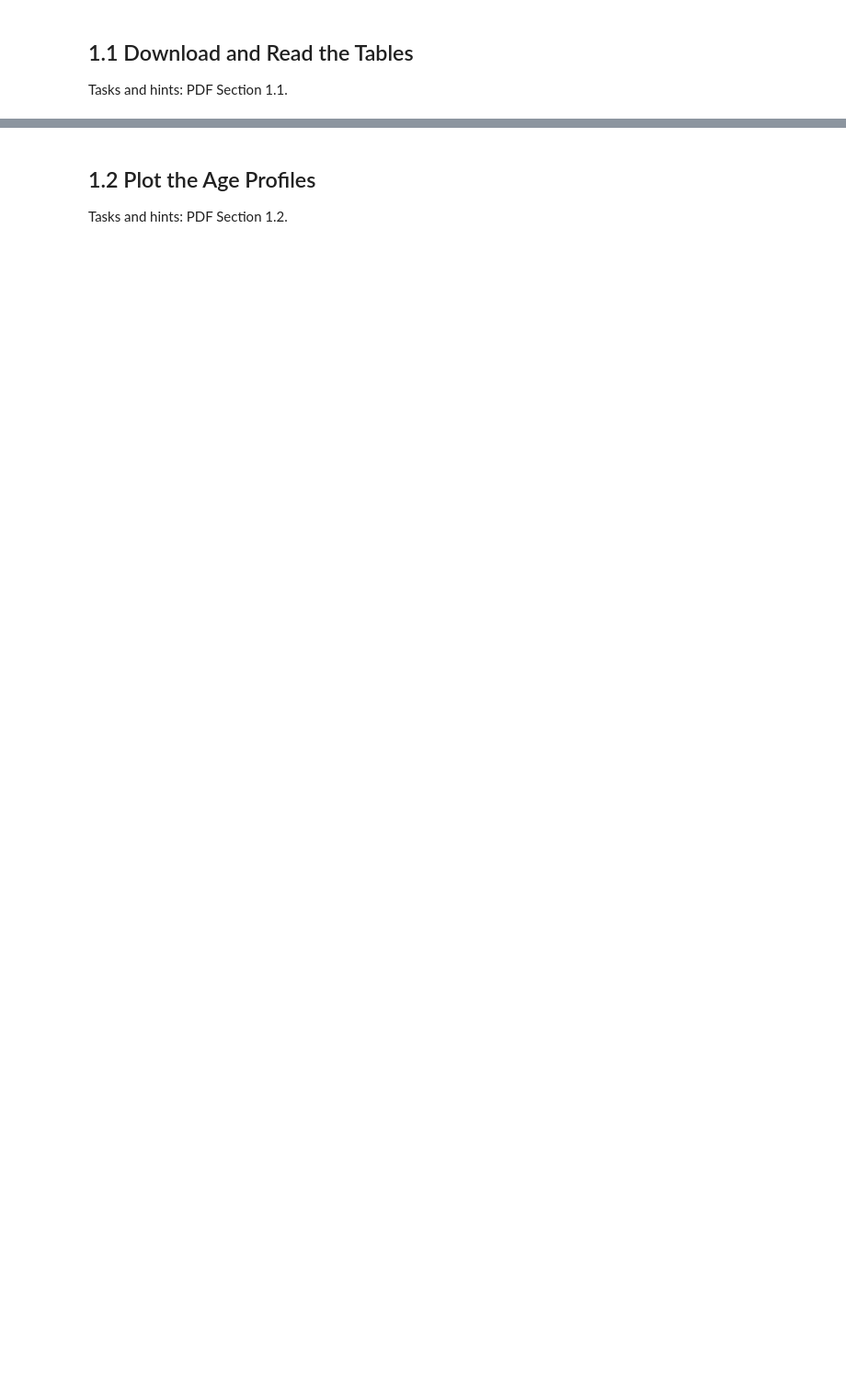
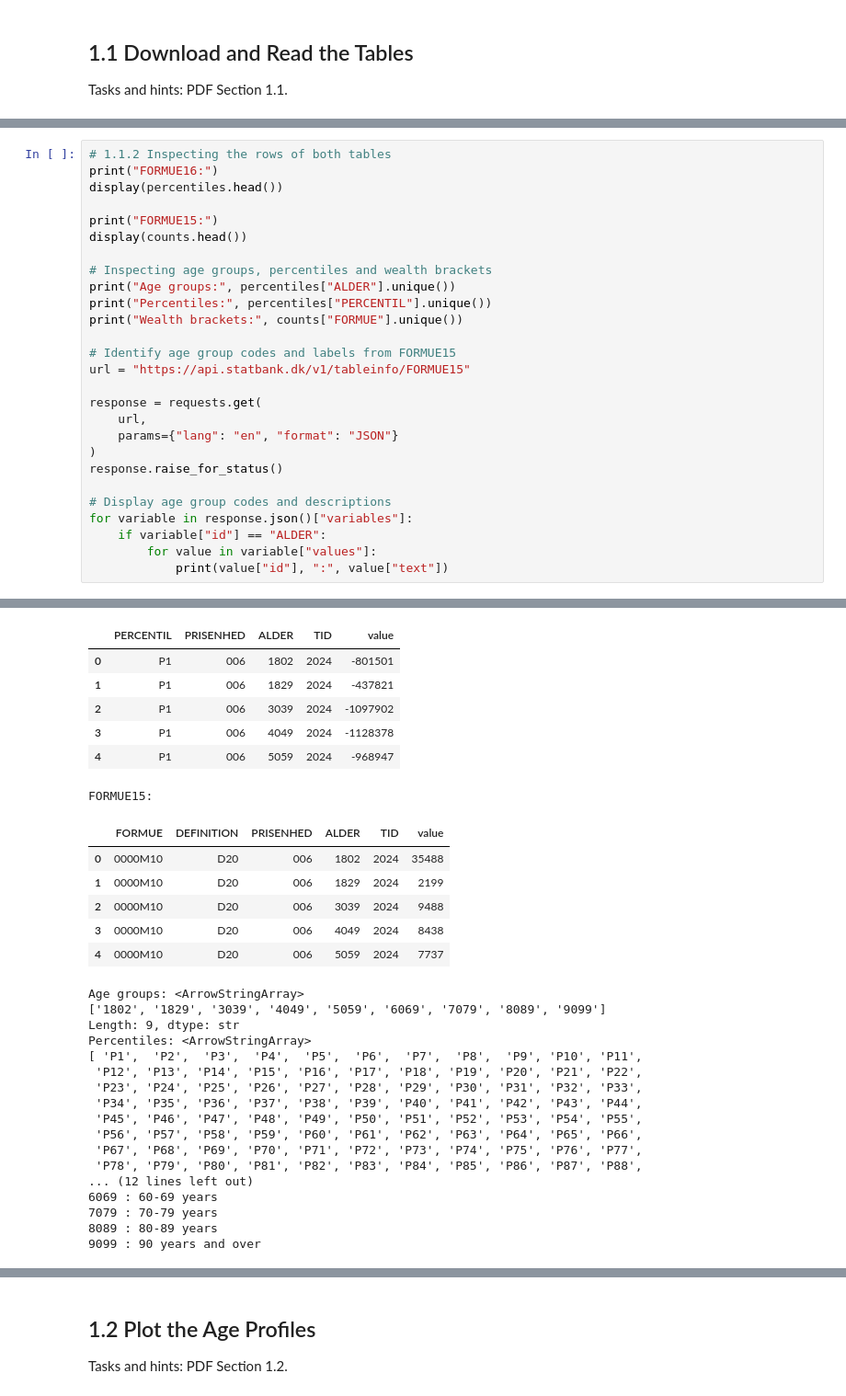
Before and after one commit to clara-julie/Hana_CJ, a Jupyter notebook: DataProject.ipynb, the cells around one changed output, grey strips where cells are left out. Shown at 92% size. Drawn from its saved outputs; the diff is of its cells as text; blank space fills up the shorter version.

```diff
--- a/DataProject.ipynb
+++ b/DataProject.ipynb
@@ -90,0 +53,28 @@ Values: [('2014', '2014'), ('2015', '2015'), ('2016', '2016'), ('2017', '2017'),
+# %%
+# 1.1.2 Inspecting the rows of both tables
+print("FORMUE16:")
+display(percentiles.head())
+
+print("FORMUE15:")
+display(counts.head())
+
+# Inspecting age groups, percentiles and wealth brackets
+print("Age groups:", percentiles["ALDER"].unique())
+print("Percentiles:", percentiles["PERCENTIL"].unique())
+print("Wealth brackets:", counts["FORMUE"].unique())
+
+# Identify age group codes and labels from FORMUE15
+url = "https://api.statbank.dk/v1/tableinfo/FORMUE15"
+
+response = requests.get(
+    url,
+    params={"lang": "en", "format": "JSON"}
+)
+response.raise_for_status()
+
+# Display age group codes and descriptions
+for variable in response.json()["variables"]:
+    if variable["id"] == "ALDER":
+        for value in variable["values"]:
+            print(value["id"], ":", value["text"])
+# %% [output]
@@ -91,2 +82,32 @@ Values: [('2014', '2014'), ('2015', '2015'), ('2016', '2016'), ('2017', '2017'),
+|  | PERCENTIL | PRISENHED | ALDER | TID | value |
+| 0 | P1 | 006 | 1802 | 2024 | -801501 |
+| 1 | P1 | 006 | 1829 | 2024 | -437821 |
+| 2 | P1 | 006 | 3039 | 2024 | -1097902 |
+| 3 | P1 | 006 | 4049 | 2024 | -1128378 |
+| 4 | P1 | 006 | 5059 | 2024 | -968947 |
+FORMUE15:
+|  | FORMUE | DEFINITION | PRISENHED | ALDER | TID | value |
+| 0 | 0000M10 | D20 | 006 | 1802 | 2024 | 35488 |
+| 1 | 0000M10 | D20 | 006 | 1829 | 2024 | 2199 |
+| 2 | 0000M10 | D20 | 006 | 3039 | 2024 | 9488 |
+| 3 | 0000M10 | D20 | 006 | 4049 | 2024 | 8438 |
+| 4 | 0000M10 | D20 | 006 | 5059 | 2024 | 7737 |
+Age groups: <ArrowStringArray>
+['1802', '1829', '3039', '4049', '5059', '6069', '7079', '8089', '9099']
+Length: 9, dtype: str
+Percentiles: <ArrowStringArray>
+[ 'P1',  'P2',  'P3',  'P4',  'P5',  'P6',  'P7',  'P8',  'P9', 'P10', 'P11',
+ 'P12', 'P13', 'P14', 'P15', 'P16', 'P17', 'P18', 'P19', 'P20', 'P21', 'P22',
+ 'P23', 'P24', 'P25', 'P26', 'P27', 'P28', 'P29', 'P30', 'P31', 'P32', 'P33',
+ 'P34', 'P35', 'P36', 'P37', 'P38', 'P39', 'P40', 'P41', 'P42', 'P43', 'P44',
+ 'P45', 'P46', 'P47', 'P48', 'P49', 'P50', 'P51', 'P52', 'P53', 'P54', 'P55',
+ 'P56', 'P57', 'P58', 'P59', 'P60', 'P61', 'P62', 'P63', 'P64', 'P65', 'P66',
+ 'P67', 'P68', 'P69', 'P70', 'P71', 'P72', 'P73', 'P74', 'P75', 'P76', 'P77',
+ 'P78', 'P79', 'P80', 'P81', 'P82', 'P83', 'P84', 'P85', 'P86', 'P87', 'P88',
+... (12 lines left out)
+6069 : 60-69 years
+7079 : 70-79 years
+8089 : 80-89 years
+9099 : 90 years and over
 # %% [markdown]
 The aggregate age category for 18 years old and over is '1802'.
```
Also changed, not shown: parts of 11 cells of this notebook.
